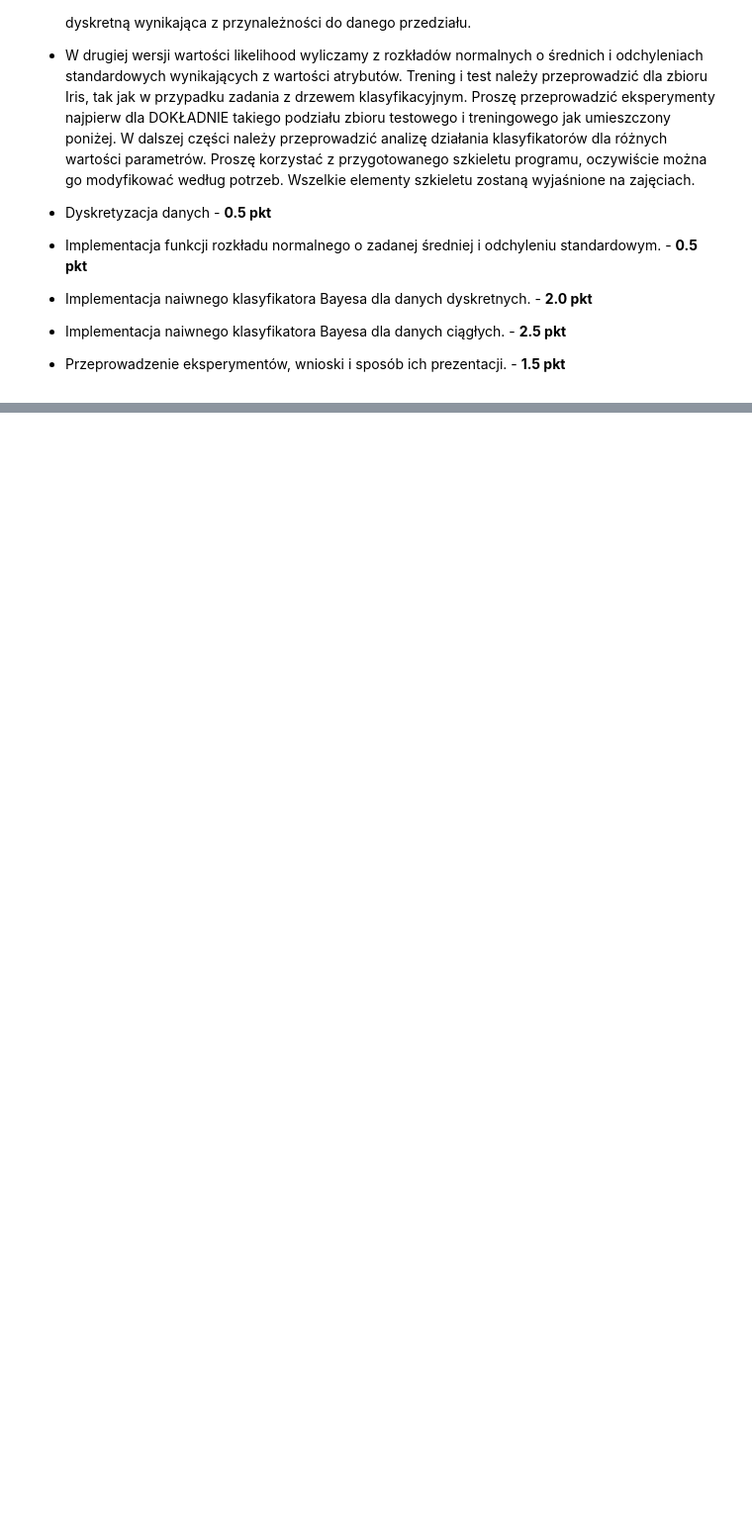
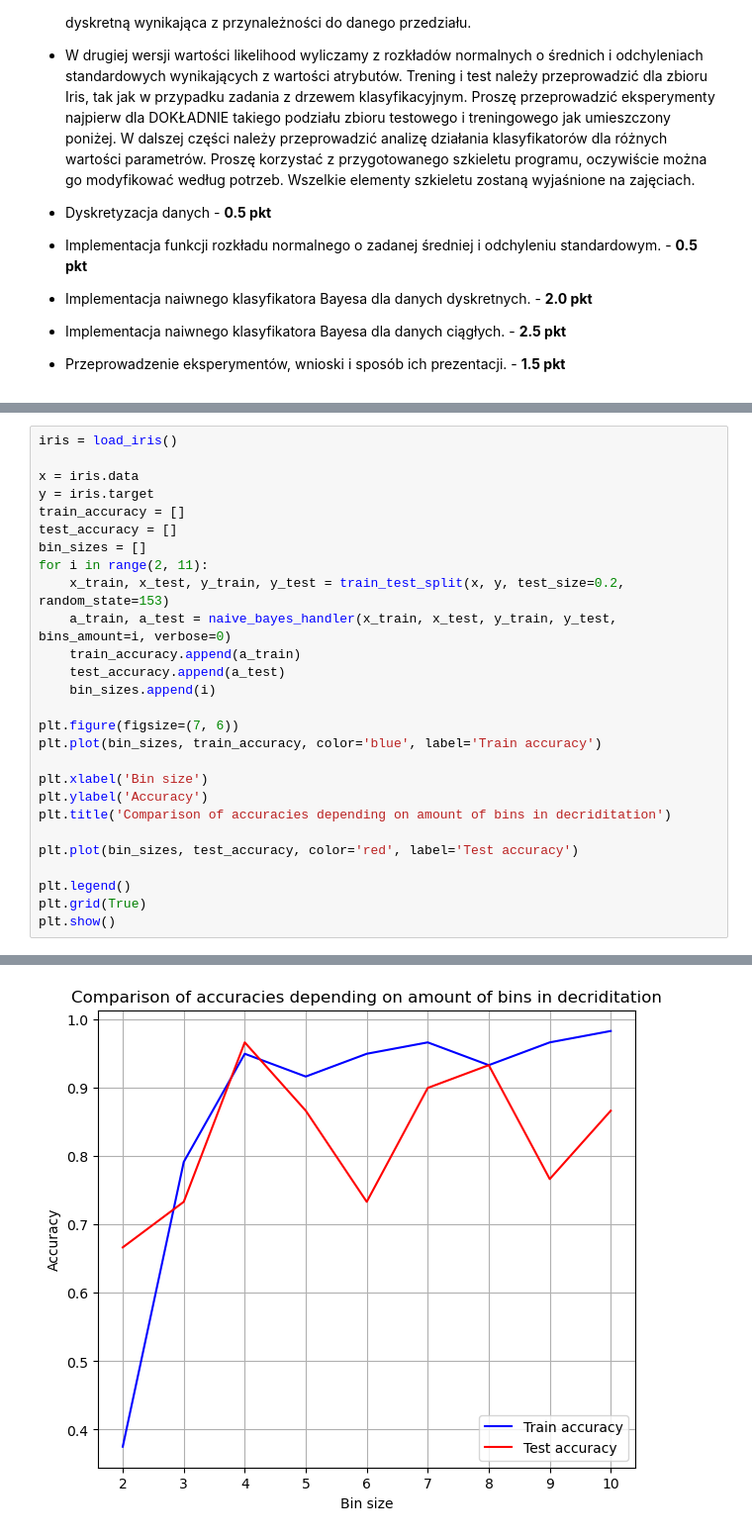
Before and after one commit to szczygiell/Machine_Learning_basics, a Jupyter notebook: Zadanie_7.ipynb, the cells around one changed output, grey strips where cells are left out. Shown at 99% size. Cells and saved outputs as stored; diff of their text form; blank space fills up the shorter version.

```diff
--- a/Zadanie_7.ipynb
+++ b/Zadanie_7.ipynb
@@ -113,0 +248,28 @@ class GaussianNaiveBayes:
+# %%
+iris = load_iris()
+
+x = iris.data
+y = iris.target
+train_accuracy = []
+test_accuracy = []
+bin_sizes = []
+for i in range(2, 11):
+    x_train, x_test, y_train, y_test = train_test_split(x, y, test_size=0.2, random_state=153)
+    a_train, a_test = naive_bayes_handler(x_train, x_test, y_train, y_test, bins_amount=i, verbose=0)
+    train_accuracy.append(a_train)
+    test_accuracy.append(a_test)
+    bin_sizes.append(i)
+
+plt.figure(figsize=(7, 6))
+plt.plot(bin_sizes, train_accuracy, color='blue', label='Train accuracy')
+
+plt.xlabel('Bin size')
+plt.ylabel('Accuracy')
+plt.title('Comparison of accuracies depending on amount of bins in decriditation')
+
+plt.plot(bin_sizes, test_accuracy, color='red', label='Test accuracy')
+
+plt.legend()
+plt.grid(True)
+plt.show()
+# %% [output]
@@ -113,0 +294 @@ class GaussianNaiveBayes:
+[figure, added]
```
Also changed, not shown: parts of 9 cells of this notebook.
